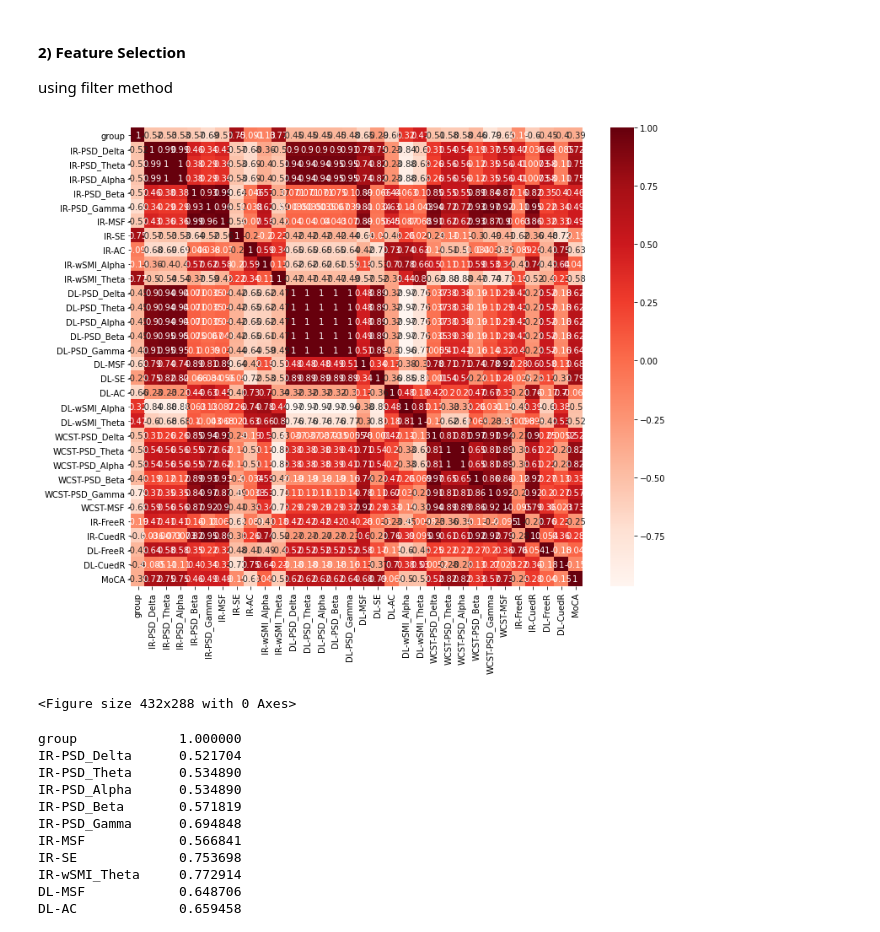
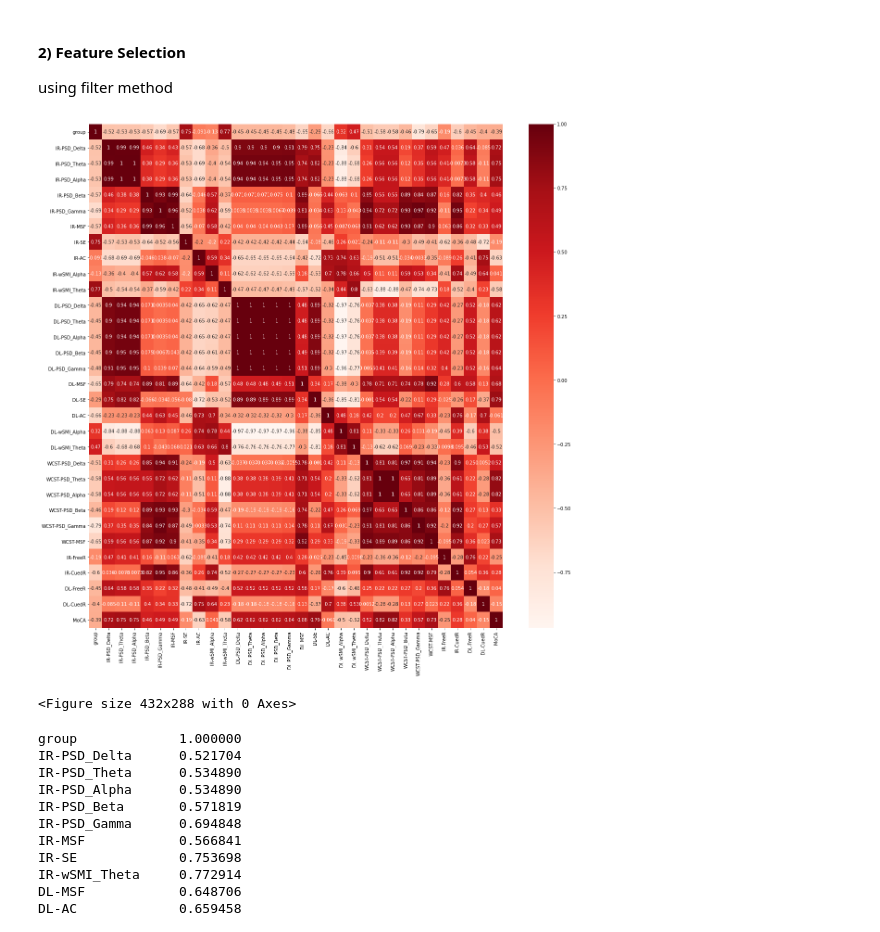
Before and after one commit to Sirabhop/Preclinical-AD-EEG-classification, a Jupyter notebook: Machine_Learning_Modeling.ipynb, the cells around one changed output. Saved outputs shown, nothing was run; the diff lists cells and outputs as text; code cells hidden in the pictures.

```diff
--- a/Machine_Learning_Modeling.ipynb
+++ b/Machine_Learning_Modeling.ipynb
@@ -101,13 +101,13 @@ df = df_original
 #### **2) Feature Selection**
 using filter method
 # %%
-plt.figure(figsize=(12,10))
+plt.figure(figsize=(20,20))
 cor = df.corr()
 sns.heatmap(cor, annot=True, cmap=plt.cm.Reds)
 plt.show()
 plt.savefig('/content/drive/My Drive/My Project/Senior Project-Dementia/Results/Graphs/heatmap.png')
 # %% [output]
-[figure, old version]
+[figure, new version]
 <Figure size 432x288 with 0 Axes>
 # %%
 #Correlation with output variable
```
